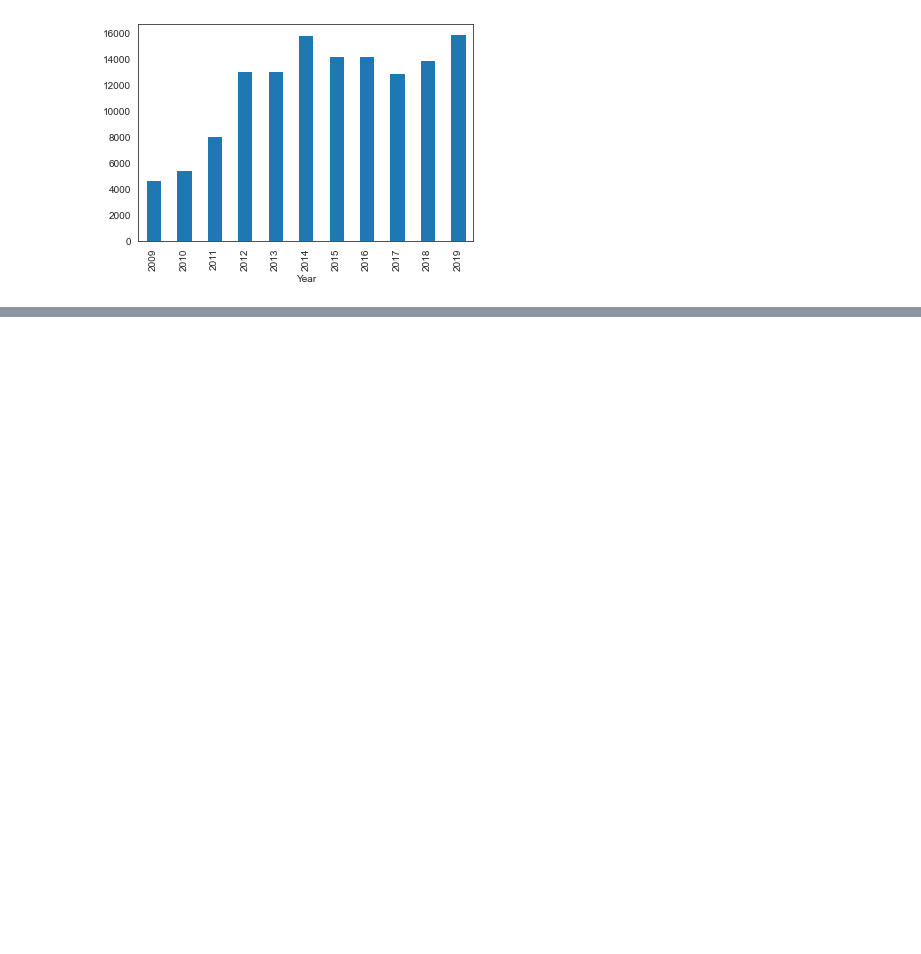
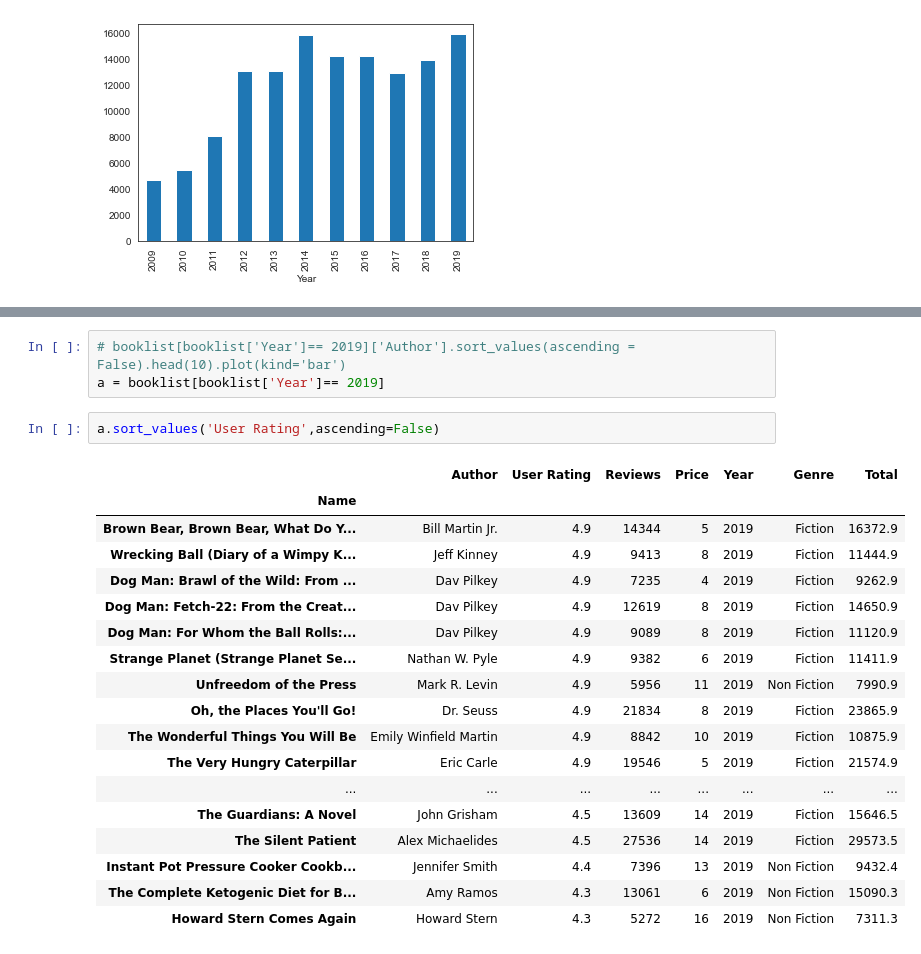
Before and after one commit to kav09/Analysis_of_Best_Selling_Books, a Jupyter notebook: notebook.ipynb, the cells around one changed output, grey strips where cells are left out. Drawn from its saved outputs; the diff is of its cells as text; blank space fills up the shorter version.

```diff
--- a/notebook.ipynb
+++ b/notebook.ipynb
@@ -659,0 +675,24 @@ booklist.groupby('Year').mean()['Reviews'].plot(kind = 'bar')
+# %%
+# booklist[booklist['Year']== 2019]['Author'].sort_values(ascending = False).head(10).plot(kind='bar')
+a = booklist[booklist['Year']== 2019]
+# %%
+a.sort_values('User Rating',ascending=False)
+# %% [output]
+|  | Author | User Rating | Reviews | Price | Year | Genre | Total |
+| Name |  |  |  |  |  |  |  |
+| Brown Bear, Brown Bear, What Do Y... | Bill Martin Jr. | 4.9 | 14344 | 5 | 2019 | Fiction | 16372.9 |
+| Wrecking Ball (Diary of a Wimpy K... | Jeff Kinney | 4.9 | 9413 | 8 | 2019 | Fiction | 11444.9 |
+| Dog Man: Brawl of the Wild: From ... | Dav Pilkey | 4.9 | 7235 | 4 | 2019 | Fiction | 9262.9 |
+| Dog Man: Fetch-22: From the Creat... | Dav Pilkey | 4.9 | 12619 | 8 | 2019 | Fiction | 14650.9 |
+| Dog Man: For Whom the Ball Rolls:... | Dav Pilkey | 4.9 | 9089 | 8 | 2019 | Fiction | 11120.9 |
+| Strange Planet (Strange Planet Se... | Nathan W. Pyle | 4.9 | 9382 | 6 | 2019 | Fiction | 11411.9 |
+| Unfreedom of the Press | Mark R. Levin | 4.9 | 5956 | 11 | 2019 | Non Fiction | 7990.9 |
+| Oh, the Places You'll Go! | Dr. Seuss | 4.9 | 21834 | 8 | 2019 | Fiction | 23865.9 |
+| The Wonderful Things You Will Be | Emily Winfield Martin | 4.9 | 8842 | 10 | 2019 | Fiction | 10875.9 |
+| The Very Hungry Caterpillar | Eric Carle | 4.9 | 19546 | 5 | 2019 | Fiction | 21574.9 |
+| ... | ... | ... | ... | ... | ... | ... | ... |
+| The Guardians: A Novel | John Grisham | 4.5 | 13609 | 14 | 2019 | Fiction | 15646.5 |
+| The Silent Patient | Alex Michaelides | 4.5 | 27536 | 14 | 2019 | Fiction | 29573.5 |
+| Instant Pot Pressure Cooker Cookb... | Jennifer Smith | 4.4 | 7396 | 13 | 2019 | Non Fiction | 9432.4 |
+| The Complete Ketogenic Diet for B... | Amy Ramos | 4.3 | 13061 | 6 | 2019 | Non Fiction | 15090.3 |
+| Howard Stern Comes Again | Howard Stern | 4.3 | 5272 | 16 | 2019 | Non Fiction | 7311.3 |
```
Also changed, not shown: parts of 8 cells of this notebook, 5 other files.
